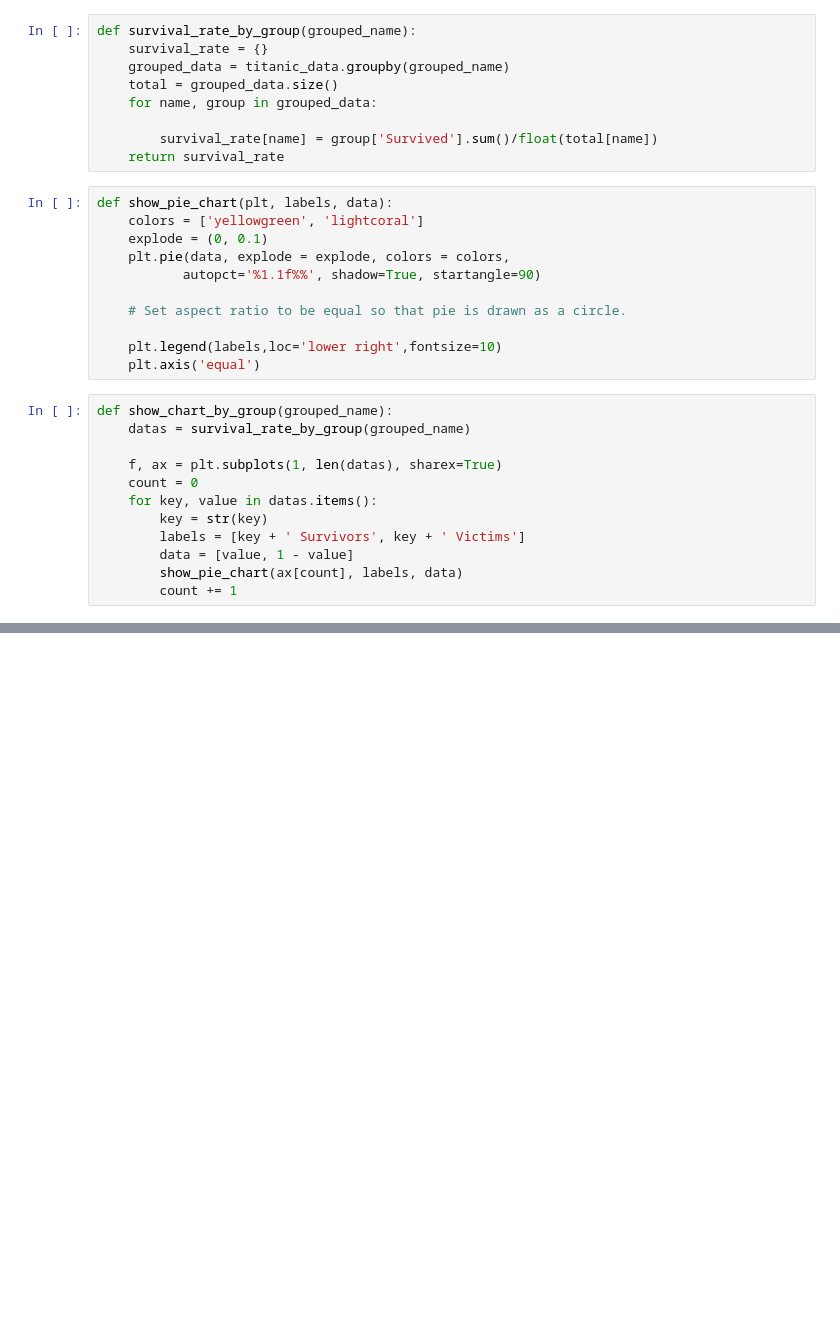
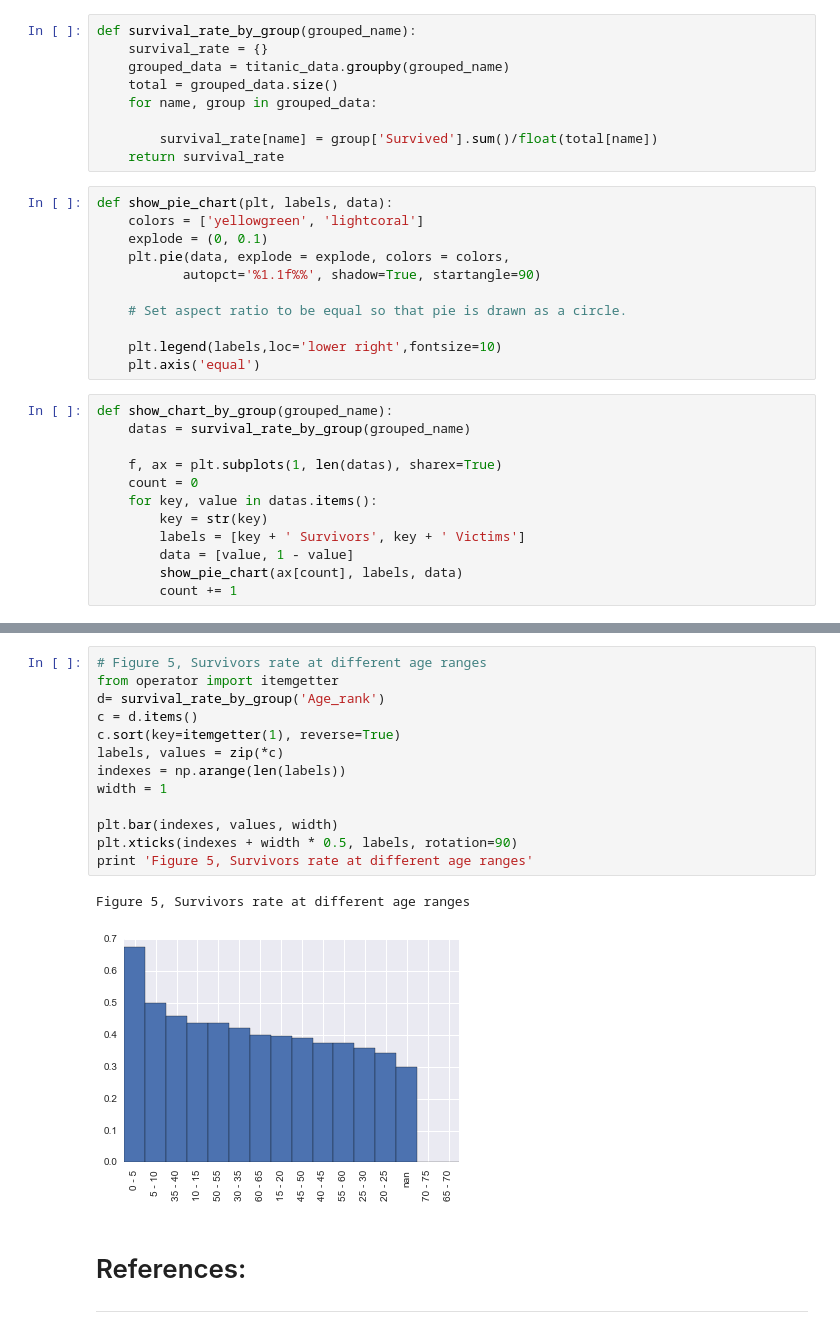
Before and after one commit to HelloRicky/Udacity, a Jupyter notebook: Project_2/Titanic Project.ipynb, the cells around one changed output, grey strips where cells are left out. Cells and saved outputs as stored; diff of their text form; blank space fills up the shorter version.

```diff
--- a/Project_2/Titanic Project.ipynb
+++ b/Project_2/Titanic Project.ipynb
@@ -72,0 +278,19 @@ show_chart_by_group('Embarked')
+# %%
+# Figure 5, Survivors rate at different age ranges
+from operator import itemgetter
+d= survival_rate_by_group('Age_rank')
+c = d.items()
+c.sort(key=itemgetter(1), reverse=True)
+labels, values = zip(*c)
+indexes = np.arange(len(labels))
+width = 1
+
+plt.bar(indexes, values, width)
+plt.xticks(indexes + width * 0.5, labels, rotation=90)
+print 'Figure 5, Survivors rate at different age ranges'
+# %% [output]
+Figure 5, Survivors rate at different age ranges
+[figure, added]
+# %% [markdown]
+# References:
+------
```
Also changed, not shown: parts of 27 cells of this notebook, 1 other file.
